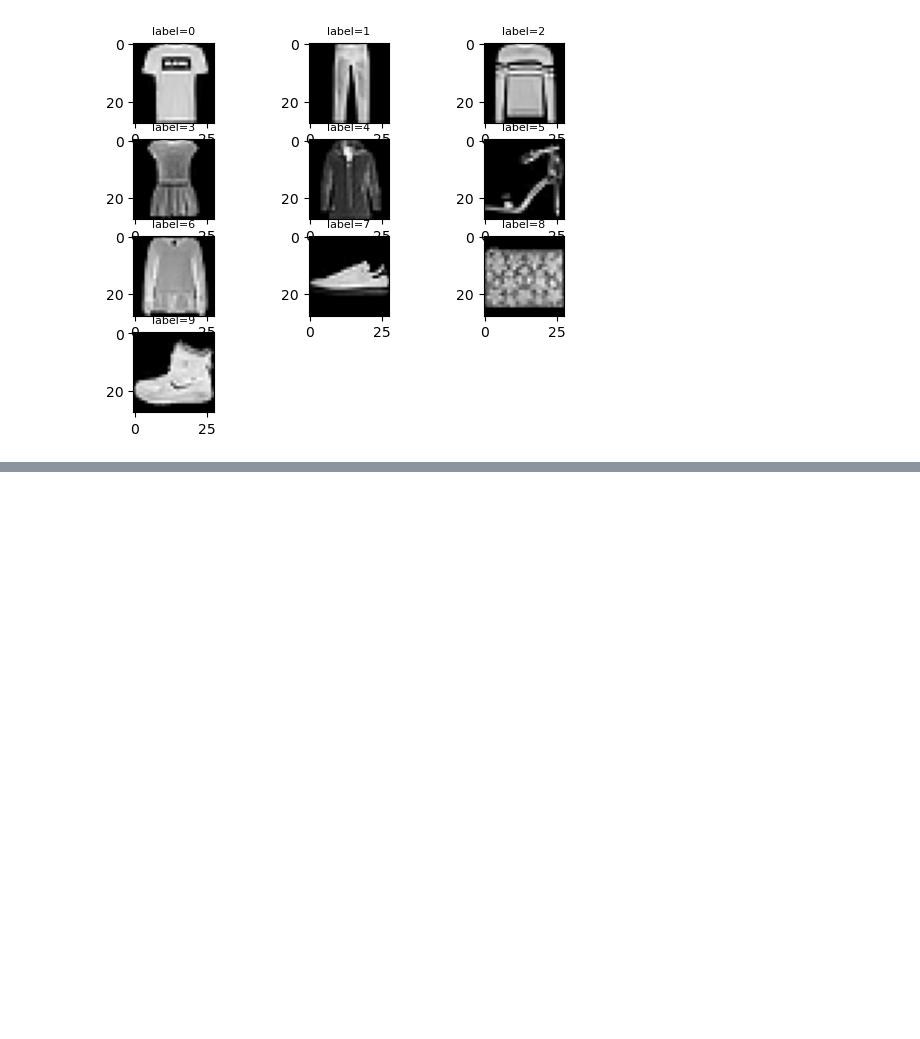
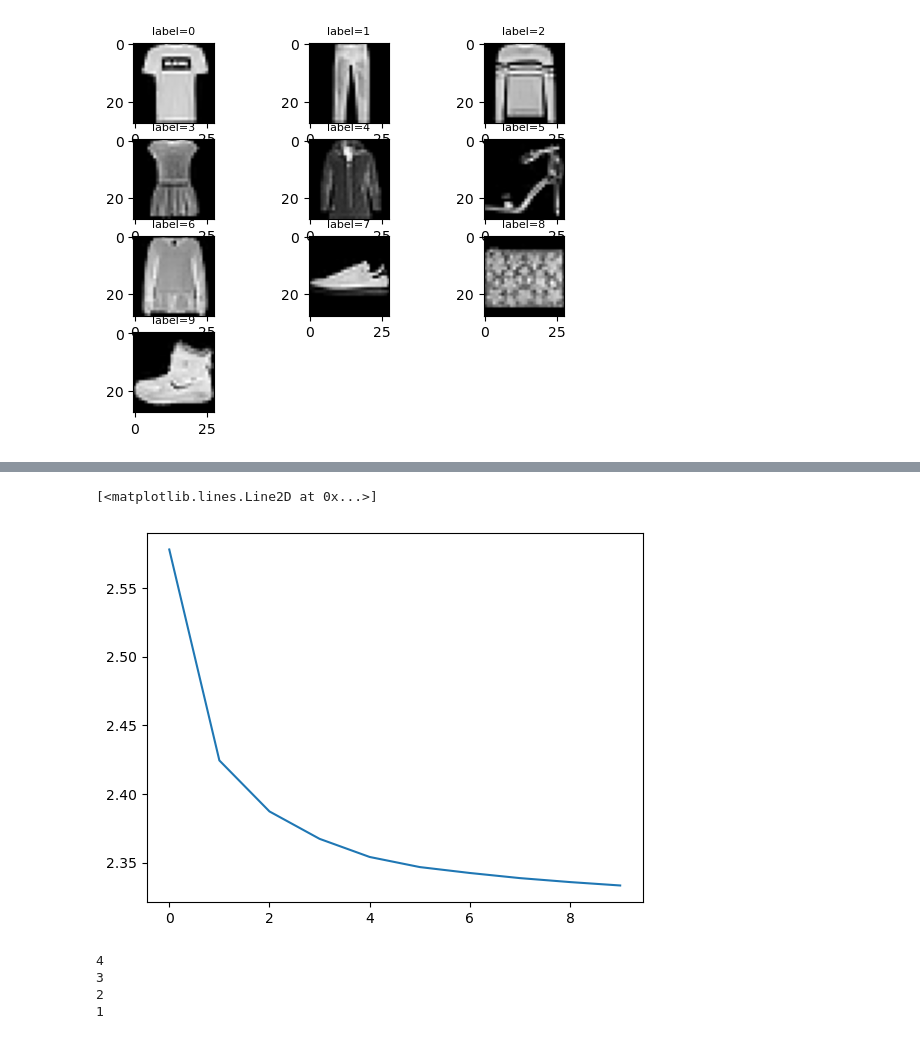
Before and after one commit to srikrishnan-b/DA6401, a Jupyter notebook: trial.ipynb, the cells around one changed output, grey strips where cells are left out. Cells and saved outputs as stored; diff of their text form; code cells hidden in the pictures; blank space fills up the shorter version.

Commit message:
Added backprop code
Implemented backprop with code for gradient calculation and weights update

```diff
--- a/trial.ipynb
+++ b/trial.ipynb
@@ -111,4 +169,6 @@ class NeuralNet():
 # %%
 def batch_data(x, y, batch_size):
-    for i in range(0, len(x), batch_size):
-        yield x[i:i+batch_size], y[i:i+batch_size]
+    batches = []
+    for i in range(0, x.shape[0], batch_size):
+        batches.append((x[i:i+batch_size], y[i:i+batch_size]))
+    return batches
@@ -124,0 +183,36 @@ print(out.shape)
+# %%
+def compute_grads(model, W1, W2, W3, W4, x, y, output):
+    a4 = model.layers[3].preact
+    a3 = model.layers[2].preact.reshape(4, 32, 1)
+    a2 = model.layers[1].preact.reshape(4, 32, 1)
+    a1 = model.layers[0].preact.reshape(4, 32, 1)
+
+    h1 = model.layers[0].act.reshape(4, 32, 1)
+    h2 = model.layers[1].act.reshape(4, 32, 1)
+    h3 = model.layers[2].act.reshape(4, 32, 1)
+    h4 = model.layers[3].act.reshape(4, 10, 1)
+
+
+    #grad_h4 = grad_yhat(y_train[:10], out[:10])
+    grad_a4 = grad_output(y, output).reshape(4, 10, 1)
+
+    grad_h3 = grad_hidden(W4, grad_a4)
+    grad_a3 = grad_preact(grad_h3 ,a3, 'relu')
+
+    grad_h2 = grad_hidden(W3, grad_a3)
+    grad_a2 = grad_preact(grad_h2, a2, 'relu')
+
+    grad_h1 = grad_hidden(W2, grad_a2)
+    grad_a1 = grad_preact(grad_h1, a1, 'relu')
+
+
+    grad_w1 = np.sum(grad_weights(grad_a1, x.reshape(4, 784, 1)), axis = 0)
+    grad_b1 = np.sum(grad_bias(grad_a1), axis=0)
+    grad_w2 = np.sum(grad_weights(grad_a2, h1), axis = 0)
+    grad_b2 = np.sum(grad_bias(grad_a2), axis=0)
+    grad_w3 = np.sum(grad_weights(grad_a3, h2), axis = 0)
+    grad_b3 = np.sum(grad_bias(grad_a3), axis=0)
+    grad_w4 = np.sum(grad_weights(grad_a4, h3), axis = 0)
+    grad_b4 = np.sum(grad_bias(grad_a4), axis=0)
+
+    return grad_w1, grad_w2, grad_w3, grad_w4, grad_b1, grad_b2, grad_b3, grad_b4
@@ -124,0 +301,5 @@ print(out.shape)
+# %%
+plt.plot(losses)
+# %% [output]
+[<matplotlib.lines.Line2D at 0x...>]
+[figure, added]
@@ -124,0 +421,25 @@ print(out.shape)
+# %%
+grad_a = {}
+grad_h = {}
+grad_w = {}
+grad_b = {}
+for layer in model.layers[::-1]:
+    print(layer.name)
+    if layer.name == model.n_layers:
+        grad_a[layer.name] = grad_output(y_train[:4], output).reshape(batch_size, 10, 1)
+        grad_w[layer.name] = np.sum(grad_weights(grad_a[layer.name], model.layers[layer.name - 2].act.reshape(batch_size, 32, 1)), axis = 0)
+        grad_b[layer.name] = np.sum(grad_bias(grad_a[layer.name]), axis=0)
+
+    else:
+        grad_h[layer.name] = grad_hidden(model.layers[layer.name].weights, grad_a[layer.name + 1])
+        grad_a[layer.name] = grad_preact(grad_h[layer.name], model.layers[layer.name-1].preact.reshape(batch_size, 32, 1), 'relu')
+        if layer.name == 1:
+            grad_w[layer.name]= np.sum(grad_weights(grad_a[layer.name], x.reshape(batch_size, model.input_size, 1)), axis = 0)
+        else:
+            grad_w[layer.name] = np.sum(grad_weights(grad_a[layer.name], model.layers[layer.name - 2].act.reshape(batch_size, 32, 1)), axis = 0)
+        grad_b[layer.name] = np.sum(grad_bias(grad_a[layer.name]), axis=0)
+# %% [output]
+4
+3
+2
+1
```
Also changed, not shown: parts of 17 cells of this notebook.
